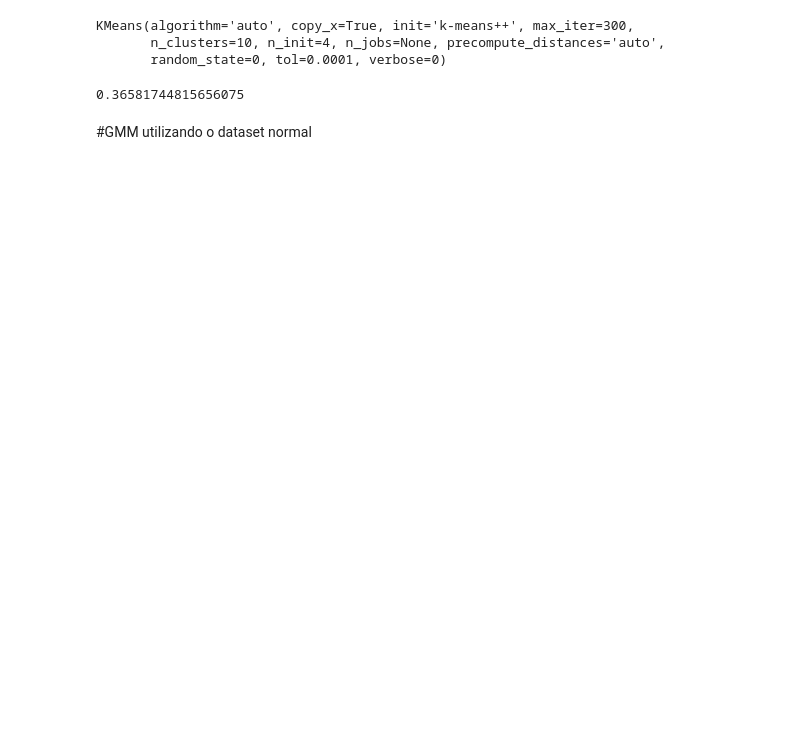
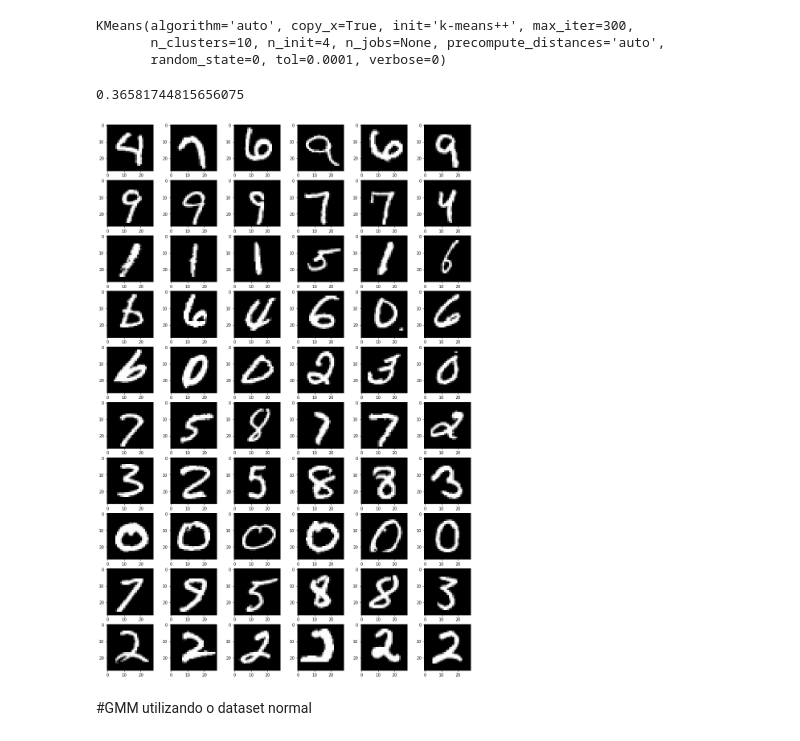
Before and after one commit to DaanMoura/AprendizadoDeMaquina, a Jupyter notebook: trabalho2/AM_Trab2.ipynb, the cells around one changed output. Saved outputs shown, nothing was run; the diff lists cells and outputs as text; code cells hidden in the pictures; blank space fills up the shorter version.

```diff
--- a/trabalho2/AM_Trab2.ipynb
+++ b/trabalho2/AM_Trab2.ipynb
@@ -292,3 +299,7 @@ adjusted_rand_score(labels_true[:2000],kmeans.labels_)
+# %%
+plot_numbers(reduced_numbers_labeled, 100)
+# %% [output]
+[figure, added]
 # %% [markdown]
 #GMM utilizando o dataset normal
 # %%
```
Also changed, not shown: parts of 22 cells of this notebook.
